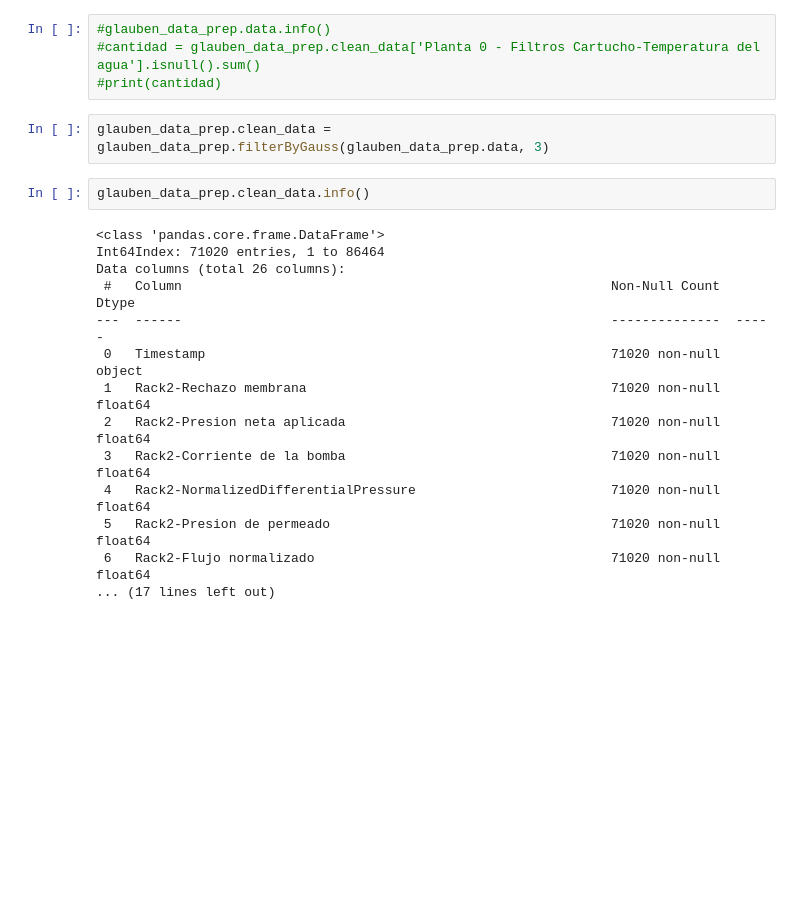
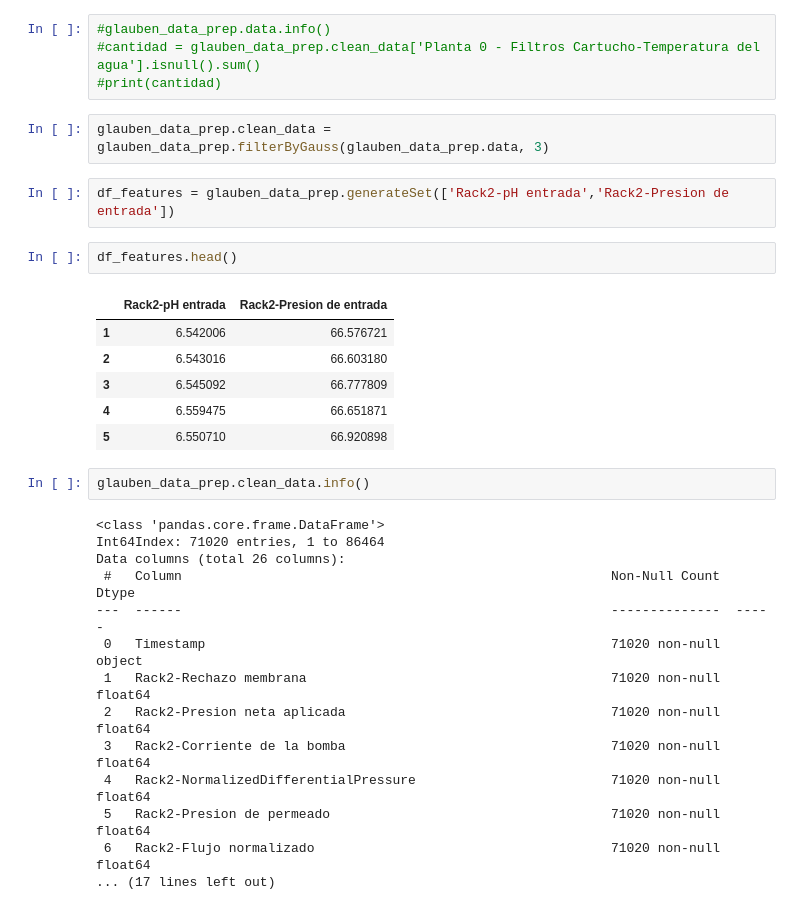
Before and after one commit to Chirinoxi/VDD-II, a Jupyter notebook: tests.ipynb, the cells around one changed output. Drawn from its saved outputs; the diff is of its cells as text; blank space fills up the shorter version.

```diff
--- a/tests.ipynb
+++ b/tests.ipynb
@@ -56,6 +56,17 @@ memory usage: 17.2+ MB
 #print(cantidad)
 # %%
 glauben_data_prep.clean_data = glauben_data_prep.filterByGauss(glauben_data_prep.data, 3)
+# %%
+df_features = glauben_data_prep.generateSet(['Rack2-pH entrada','Rack2-Presion de entrada'])
+# %%
+df_features.head()
+# %% [output]
+|  | Rack2-pH entrada | Rack2-Presion de entrada |
+| 1 | 6.542006 | 66.576721 |
+| 2 | 6.543016 | 66.603180 |
+| 3 | 6.545092 | 66.777809 |
+| 4 | 6.559475 | 66.651871 |
+| 5 | 6.550710 | 66.920898 |
 # %%
 glauben_data_prep.clean_data.info()
 # %% [output]
```
Also changed, not shown: parts of 2 cells of this notebook, 1 other file.
